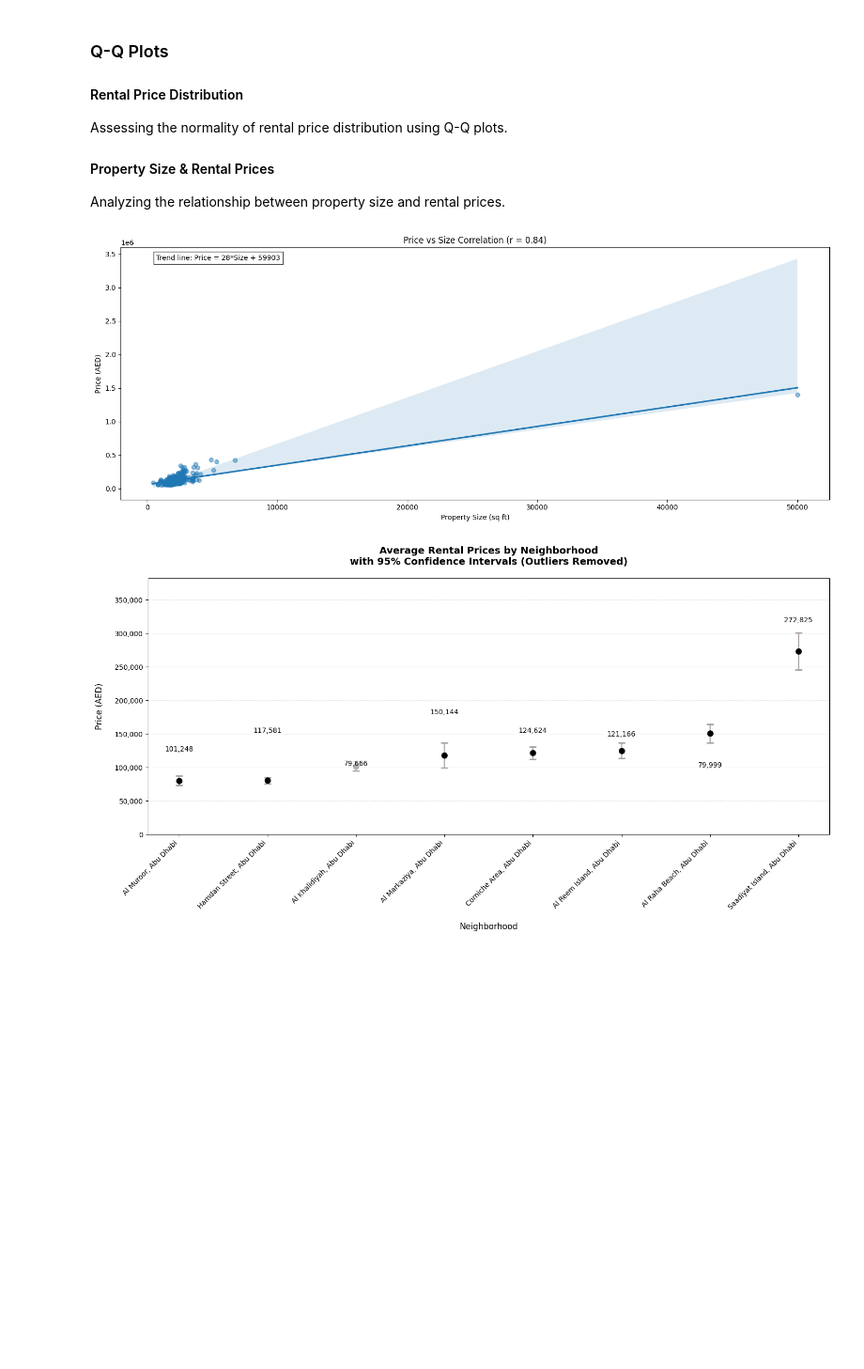
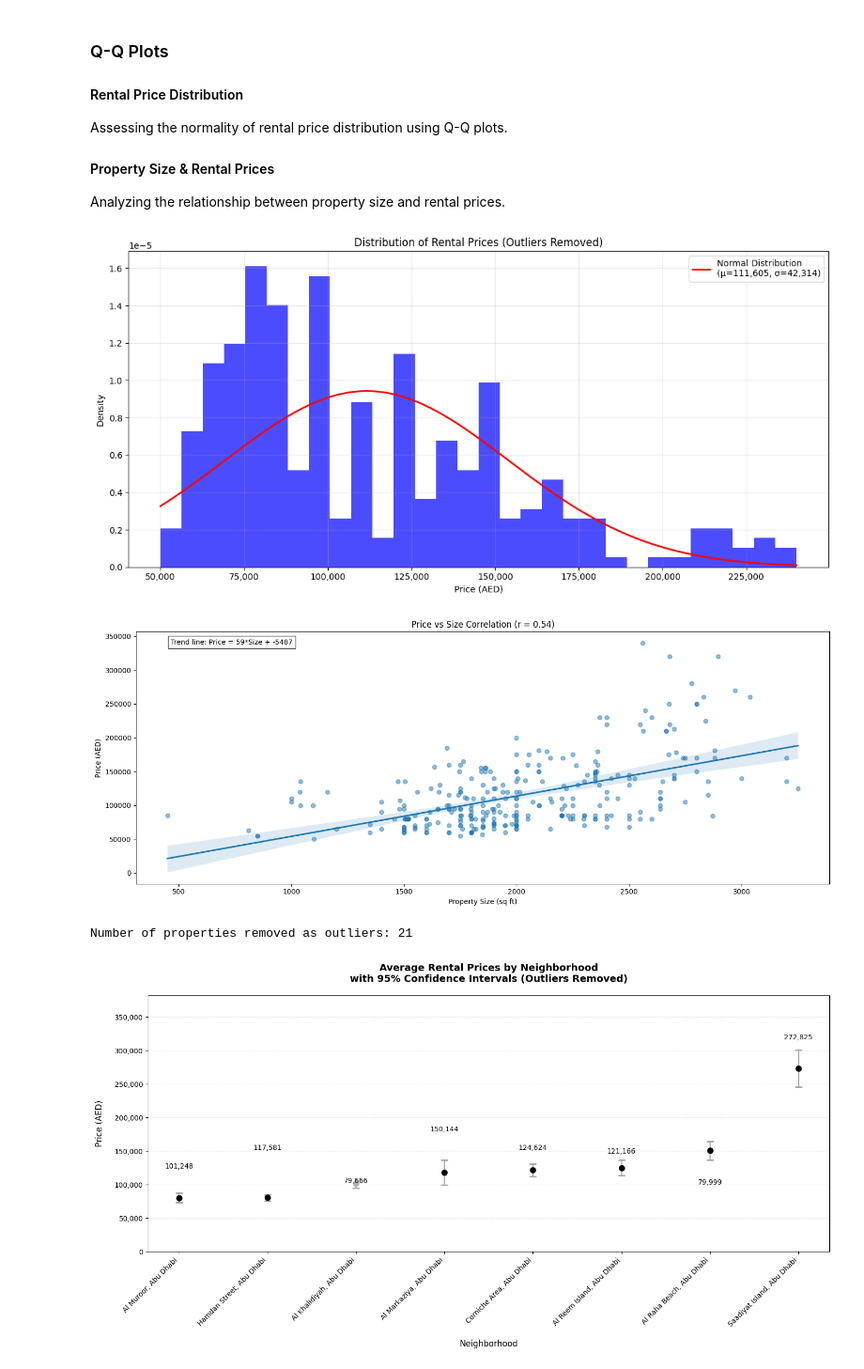
Before and after one commit to HamdanAlhajeri/StatisticsDubbizle, a Jupyter notebook: Data.ipynb, the cells around one changed output. Shown at 94% size. Cells and saved outputs as stored; diff of their text form; code cells hidden in the pictures; blank space fills up the shorter version.

```diff
--- a/Data.ipynb
+++ b/Data.ipynb
@@ -330,25 +326,74 @@ Assessing the normality of rental price distribution using Q-Q plots.
 
 #### Property Size & Rental Prices
 Analyzing the relationship between property size and rental prices.
+# %%
+plt.figure(figsize=(12, 6))
+
+# Remove outliers using IQR method
+Q1 = db['Price'].quantile(0.25)
+Q3 = db['Price'].quantile(0.75)
+IQR = Q3 - Q1
+lower_bound = Q1 - 1.5 * IQR
+upper_bound = Q3 + 1.5 * IQR
+filtered_db = db[(db['Price'] >= lower_bound) & (db['Price'] <= upper_bound)]
+
+# Create histogram of filtered prices
+counts, bins, _ = plt.hist(filtered_db['Price'], bins=30, density=True, alpha=0.7, color='blue')
+
+# Calculate mean and standard deviation of filtered prices
+mu = np.mean(filtered_db['Price'])
+sigma = np.std(filtered_db['Price'])
+
+# Create normal distribution curve
+x = np.linspace(min(bins), max(bins), 100)
+gaussian = stats.norm.pdf(x, mu, sigma)
+
+# Plot the normal distribution curve
+plt.plot(x, gaussian, 'r-', lw=2, label=f'Normal Distribution\n(μ={int(mu):,}, σ={int(sigma):,})')
+
+plt.title('Distribution of Rental Prices (Outliers Removed)')
+plt.xlabel('Price (AED)')
+plt.ylabel('Density')
+plt.legend()
+
+plt.grid(True, alpha=0.3)
+
+# Format x-axis to show full numbers instead of scientific notation
+plt.gca().xaxis.set_major_formatter(plt.FuncFormatter(lambda x, p: f'{int(x):,}'))
+
+plt.tight_layout()
+plt.show()
+# %% [output]
+[figure, added]
 # %%
+#no outlier
 plt.figure(figsize=(15, 6))
 
-correlation = db['Size'].corr(db['Price'])
+Q1 = db['Size'].quantile(0.25)
+Q3 = db['Size'].quantile(0.75)
+IQR = Q3 - Q1
+size_outlier_cutoff = Q3 + 1.5 * IQR
+db_filtered = db[db['Size'] <= size_outlier_cutoff]
 
-sns.regplot(x='Size', y='Price', data=db, scatter_kws={'alpha':0.5})
+correlation = db_filtered['Size'].corr(db_filtered['Price'])
+
+sns.regplot(x='Size', y='Price', data=db_filtered, scatter_kws={'alpha':0.5})
 plt.title(f'Price vs Size Correlation (r = {correlation:.2f})')
 plt.xlabel('Property Size (sq ft)')
 plt.ylabel('Price (AED)')
 
-z = np.polyfit(db['Size'], db['Price'], 1)
+z = np.polyfit(db_filtered['Size'], db_filtered['Price'], 1)
 trend_text = f'Trend line: Price = {int(z[0])}*Size + {int(z[1])}'
 plt.text(0.05, 0.95, trend_text, transform=plt.gca().transAxes,
          bbox=dict(facecolor='white', alpha=0.8))
 
 plt.tight_layout()
 plt.show()
+
+print(f"Number of properties removed as outliers: {len(db) - len(db_filtered)}")
 # %% [output]
-[figure, old version]
+[figure, new version]
+Number of properties removed as outliers: 21
 # %%
 # Calculate outlier thresholds for each neighborhood
 outlier_stats = db.groupby('Location')['Price'].agg(['mean', 'std']).reset_index()
```
Also changed, not shown: parts of 6 cells of this notebook, 6 other files.
